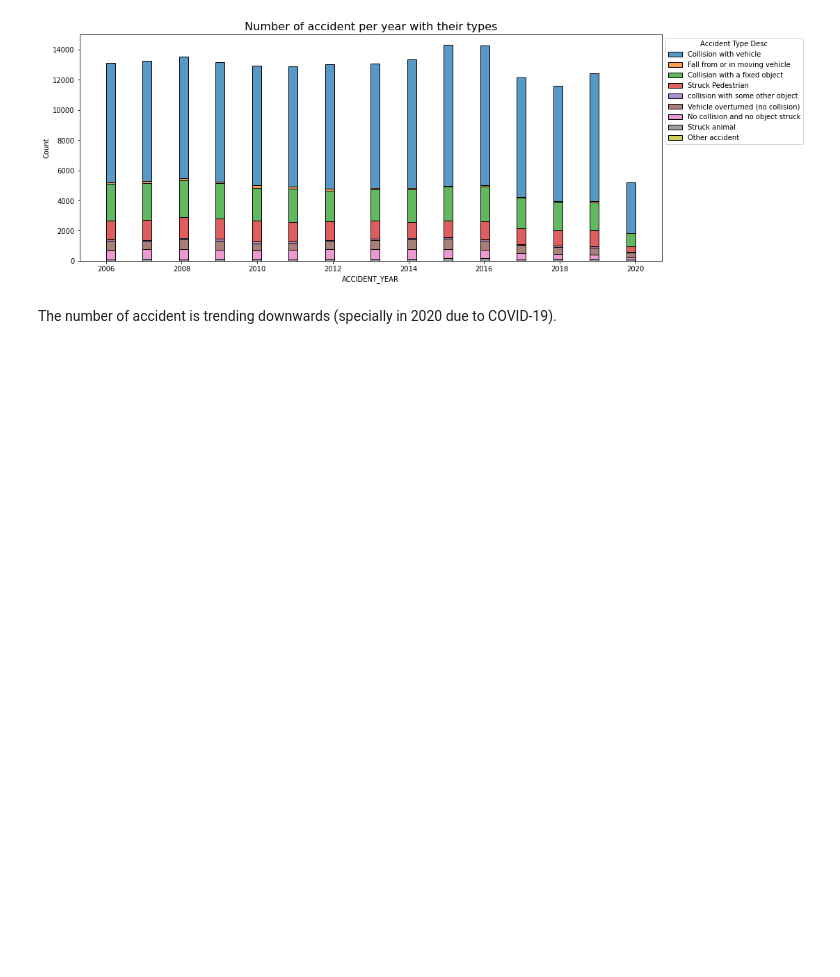
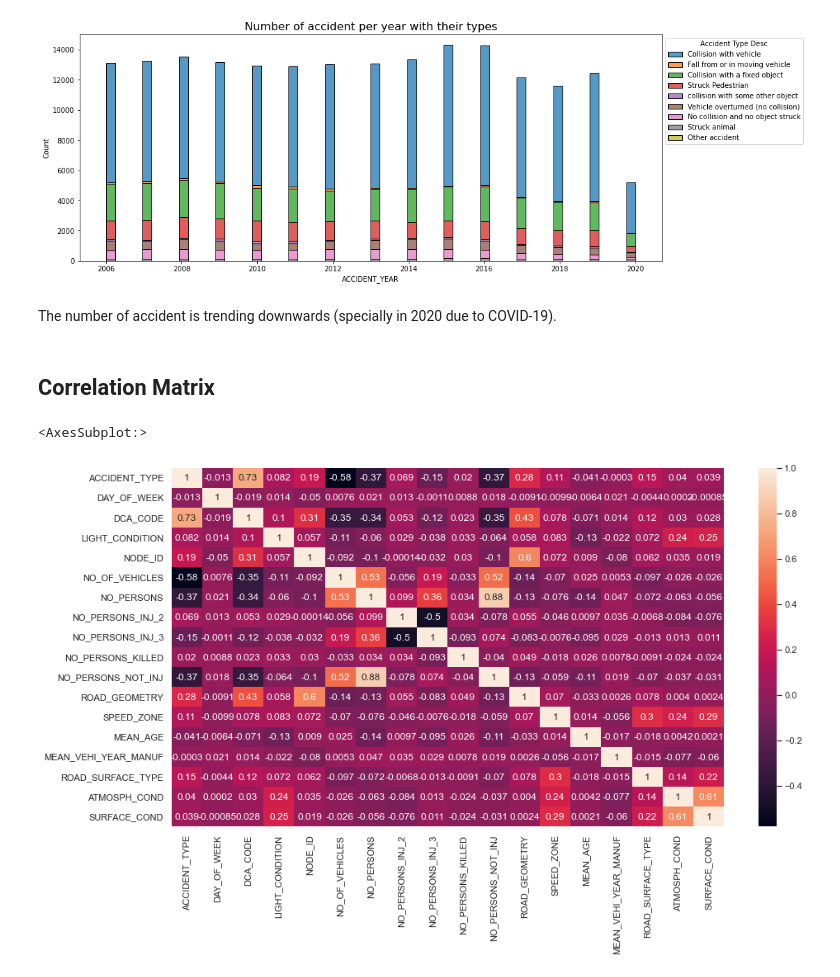
Before and after one commit to lethib/enea_study_case, a Jupyter notebook: data_analysis.ipynb, the cells around one changed output. Saved outputs shown, nothing was run; the diff lists cells and outputs as text; code cells hidden in the pictures; blank space fills up the shorter version.

```diff
--- a/data_analysis.ipynb
+++ b/data_analysis.ipynb
@@ -329,3 +329,11 @@ plt.show()
 [figure]
 # %% [markdown]
 The number of accident is trending downwards (specially in 2020 due to COVID-19).
+# %% [markdown]
+## Correlation Matrix
+# %%
+sns.set(rc={'figure.figsize':(15,8)})
+sns.heatmap(df_acc.corr(), annot=True)
+# %% [output]
+<AxesSubplot:>
+[figure, added]
```
Also changed, not shown: 1 other file.
